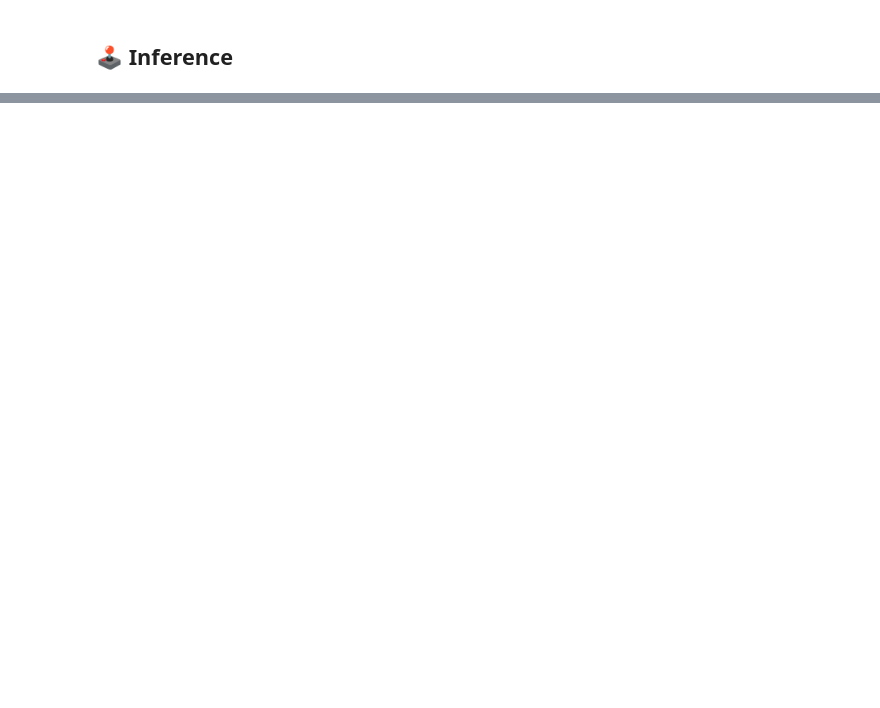
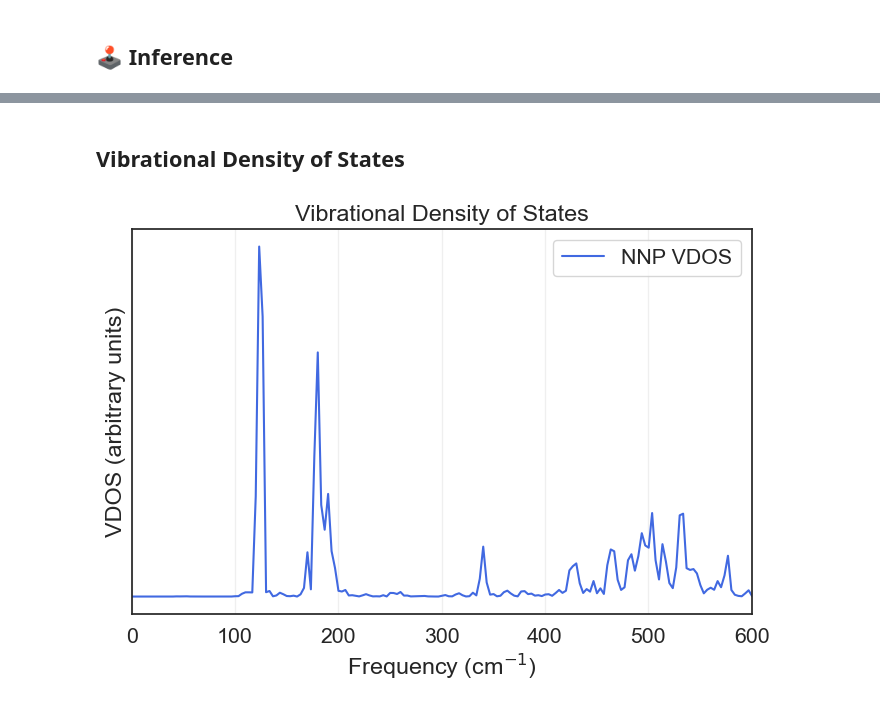
Before and after one commit to Spiderman29/MMOM-project, a Jupyter notebook: MolModMaterialsProject_v4.ipynb, the cells around one changed output, grey strips where cells are left out. Drawn from its saved outputs; the diff is of its cells as text; code cells hidden in the pictures; blank space fills up the shorter version.

```diff
--- a/MolModMaterialsProject_v4.ipynb
+++ b/MolModMaterialsProject_v4.ipynb
@@ -1796,0 +2158,55 @@ RMSE on Cartesian Forces: 1.2153 eV/Å
+# %% [markdown]
+## Vibrational Density of States
+# %%
+## VDOS is calculated as the Fourier transform of the Velocity Autocorrelation Function (VACF)
+
+# trajectory_velocities shape: (n_frames, n_atoms, 3)
+n_frames = trajectory_velocities.shape[0]
+dt_ps = dt # Your timestep in picoseconds (e.g., 0.001)
+
+# 1. Calculate VACF
+vacf = np.zeros(n_frames)
+# Denominator for normalization: <v(0) . v(0)>
+v0_sq = np.sum(trajectory_velocities[0] * trajectory_velocities[0])
+
+# We use the first frame as t=0 for simplicity.
+# For better statistics, you would average over multiple time origins.
+for t in range(n_frames):
+    dot_product = np.sum(trajectory_velocities[t] * trajectory_velocities[0])
+    vacf[t] = dot_product / v0_sq
+
+# 2. Apply a window function (optional but recommended)
+# This reduces "leakage" in the Fourier transform caused by the finite length of the simulation
+window = np.hanning(n_frames)
+vacf_windowed = vacf * window
+
+# 3. Fourier Transform to get VDOS
+vdos = np.abs(fft(vacf_windowed))**2
+
+# Get the corresponding frequencies
+# dt_ps is in picoseconds, so frequencies will be in THz
+frequencies_thz = fftfreq(n_frames, d=dt_ps)
+
+# Convert THz to cm^-1 (common unit for vibrational spectra)
+# 1 THz approx = 33.356 cm^-1
+frequencies_cm1 = frequencies_thz * 33.35641
+
+# Keep only the positive half of the spectrum
+half_n = n_frames // 2
+frequencies_cm1 = frequencies_cm1[:half_n]
+vdos = vdos[:half_n]
+
+# 4. Plot the result
+plt.figure(figsize=(8, 5))
+plt.plot(frequencies_cm1, vdos, label='NNP VDOS', color='royalblue')
+# Usually we only plot up to ~600 cm^-1 for Silicon
+plt.xlim(0, 600)
+plt.xlabel('Frequency (cm$^{-1}$)')
+plt.ylabel('VDOS (arbitrary units)')
+plt.title('Vibrational Density of States')
+plt.yticks([]) # VDOS units are arbitrary, so we often hide the y-ticks
+plt.legend()
+plt.grid(alpha=0.3)
+plt.show()
+# %% [output]
+[figure, added]
```
Also changed, not shown: parts of 24 cells of this notebook, 21 other files.
